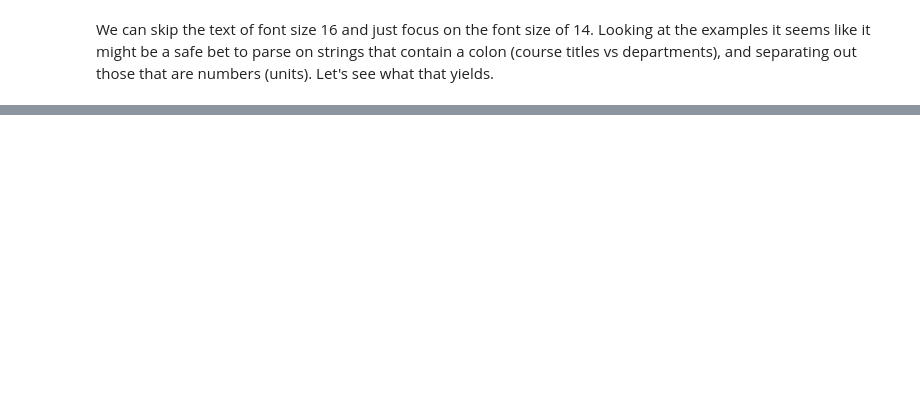
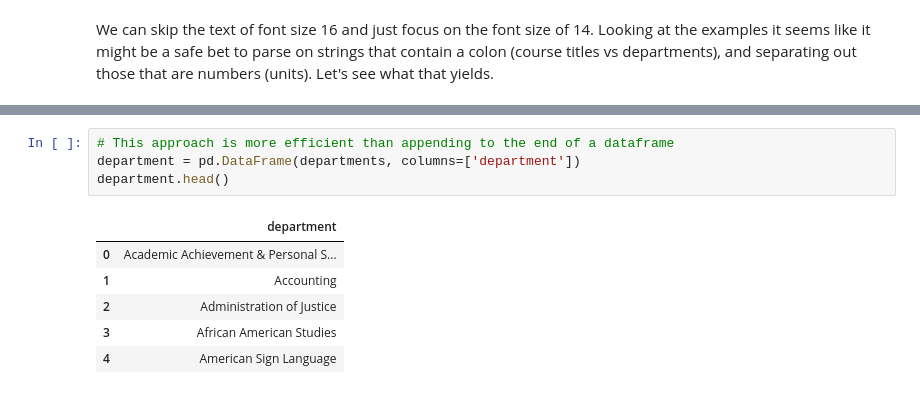
Before and after one commit to ChrisPleman/course_catalog_dashboard, a Jupyter notebook: discovery.ipynb, the cells around one changed output, grey strips where cells are left out. Drawn from its saved outputs; the diff is of its cells as text; blank space fills up the shorter version.

```diff
--- a/discovery.ipynb
+++ b/discovery.ipynb
@@ -465,0 +450,11 @@ defaultdict(<class 'str'>, {'Academic Achievement & Personal Success': {'AAPS 10
+# %%
+# This approach is more efficient than appending to the end of a dataframe
+department = pd.DataFrame(departments, columns=['department'])
+department.head()
+# %% [output]
+|  | department |
+| 0 | Academic Achievement & Personal S... |
+| 1 | Accounting |
+| 2 | Administration of Justice |
+| 3 | African American Studies |
+| 4 | American Sign Language |
```
Also changed, not shown: parts of 10 cells of this notebook.
